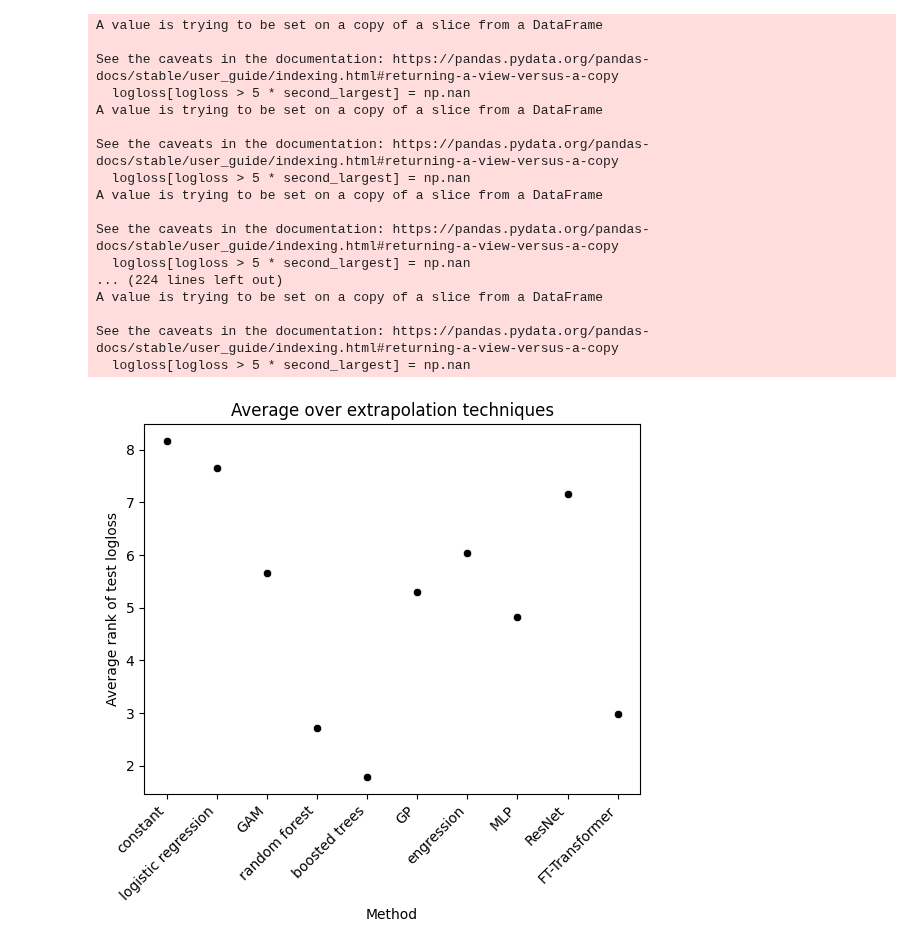
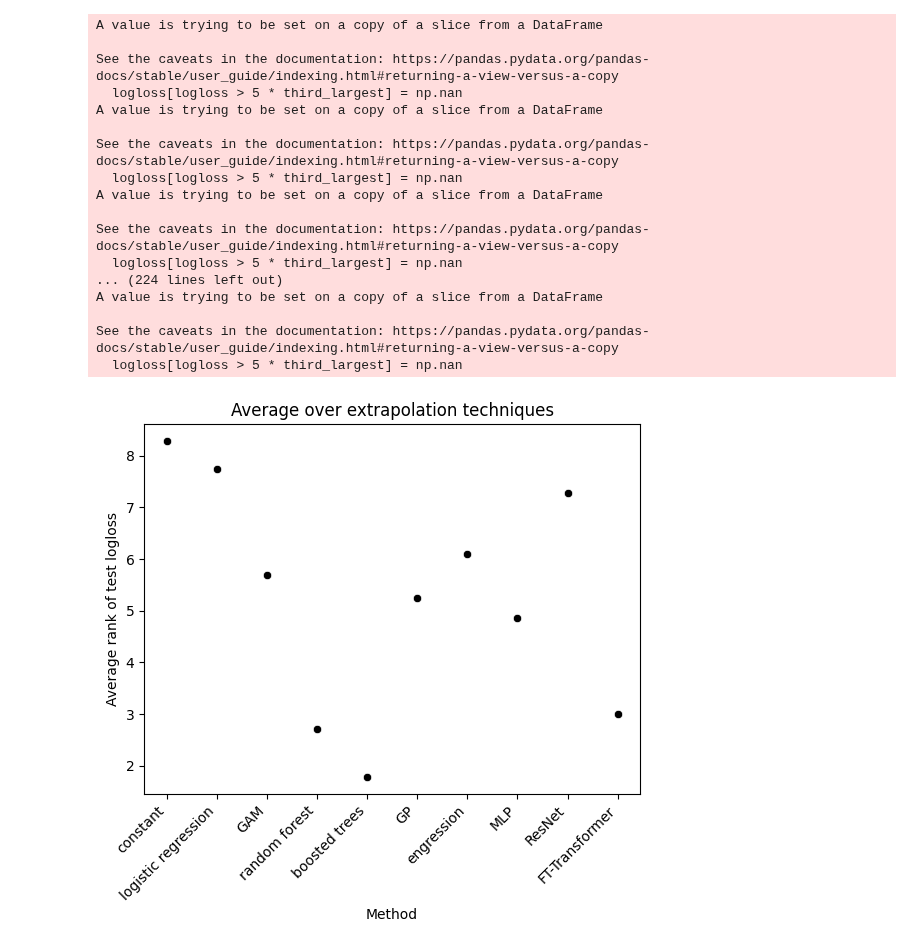
Before and after one commit to mmaninetti/ML_models_for_extrapolation, a Jupyter notebook: ONLY NUMERICAL FEATURES/CLASSIFICATION/LOGLOSS/analysis_ranks.ipynb, the cells around one changed output. Drawn from its saved outputs; the diff is of its cells as text; code cells hidden in the pictures.

```diff
--- a/ONLY NUMERICAL FEATURES/CLASSIFICATION/LOGLOSS/analysis_ranks.ipynb
+++ b/ONLY NUMERICAL FEATURES/CLASSIFICATION/LOGLOSS/analysis_ranks.ipynb
@@ -15,8 +15,8 @@ for filename in os.listdir(directory):
         filepath = os.path.join(directory, filename)
         table = pd.read_csv(filepath)
         logloss = table['Log Loss']
-        second_largest = sorted(logloss[np.isnan(logloss)==0], reverse=True)[1]
-        logloss[logloss > 5 * second_largest] = np.nan
+        third_largest = sorted(logloss[np.isnan(logloss)==0], reverse=True)[2]
+        logloss[logloss > 5 * third_largest] = np.nan
         rank = logloss.rank(ascending=True)
         df[task_name] = rank
 
@@ -93,8 +93,8 @@ for filename in os.listdir(directory):
         filepath = os.path.join(directory, filename)
         table = pd.read_csv(filepath)
         logloss = table['Log Loss']
-        second_largest = sorted(logloss[np.isnan(logloss)==0], reverse=True)[1]
-        logloss[logloss > 5 * second_largest] = np.nan
+        third_largest = sorted(logloss[np.isnan(logloss)==0], reverse=True)[2]
+        logloss[logloss > 5 * third_largest] = np.nan
         rank = logloss.rank(ascending=True)
         df[task_name] = rank
 
@@ -171,8 +171,8 @@ for filename in os.listdir(directory):
         filepath = os.path.join(directory, filename)
         table = pd.read_csv(filepath)
         logloss = table['Log Loss']
-        second_largest = sorted(logloss[np.isnan(logloss)==0], reverse=True)[1]
-        logloss[logloss > 5 * second_largest] = np.nan
+        third_largest = sorted(logloss[np.isnan(logloss)==0], reverse=True)[2]
+        logloss[logloss > 5 * third_largest] = np.nan
         rank = logloss.rank(ascending=True)
         df[task_name] = rank
 
@@ -249,8 +249,8 @@ for filename in os.listdir(directory):
         filepath = os.path.join(directory, filename)
         table = pd.read_csv(filepath)
         logloss = table['Log Loss']
-        second_largest = sorted(logloss[np.isnan(logloss)==0], reverse=True)[1]
-        logloss[logloss > 5 * second_largest] = np.nan
+        third_largest = sorted(logloss[np.isnan(logloss)==0], reverse=True)[2]
+        logloss[logloss > 5 * third_largest] = np.nan
         rank = logloss.rank(ascending=True)
         df[task_name] = rank
 
@@ -330,8 +330,8 @@ for directory in list_directories:
             filepath = os.path.join(directory, filename)
             table = pd.read_csv(filepath)
             logloss = table['Log Loss']
-            second_largest = sorted(logloss[np.isnan(logloss)==0], reverse=True)[1]
-            logloss[logloss > 5 * second_largest] = np.nan
+            third_largest = sorted(logloss[np.isnan(logloss)==0], reverse=True)[2]
+            logloss[logloss > 5 * third_largest] = np.nan
             rank = logloss.rank(ascending=True)
             df[task_name] = rank
 
@@ -363,35 +363,35 @@ plt.ylabel('Average rank of test logloss')
 plt.xlabel('Method')
 plt.title('Average over extrapolation techniques')
 
 # Rotating x-axis labels vertically
 plt.xticks(rotation=45, ha='right')
 
 # Set the figure size
 fig = plt.gcf()  # Get the current figure
 fig_size = fig.get_size_inches()  # Get the size of the figure
 
 
 # Save the plot
 os.makedirs('PICTURES', exist_ok=True)
 plt.savefig('PICTURES/average_over_extrapolation_techniques_logloss_only_num_features_ranks.png', bbox_inches=Bbox([[0,-1], [fig_size[0], fig_size[1]]]))
 
 plt.show()
 # %% [output]
 A value is trying to be set on a copy of a slice from a DataFrame
 
 See the caveats in the documentation: https://pandas.pydata.org/pandas-docs/stable/user_guide/indexing.html#returning-a-view-versus-a-copy
-  logloss[logloss > 5 * second_largest] = np.nan
+  logloss[logloss > 5 * third_largest] = np.nan
 A value is trying to be set on a copy of a slice from a DataFrame
 
 See the caveats in the documentation: https://pandas.pydata.org/pandas-docs/stable/user_guide/indexing.html#returning-a-view-versus-a-copy
-  logloss[logloss > 5 * second_largest] = np.nan
+  logloss[logloss > 5 * third_largest] = np.nan
 A value is trying to be set on a copy of a slice from a DataFrame
 
 See the caveats in the documentation: https://pandas.pydata.org/pandas-docs/stable/user_guide/indexing.html#returning-a-view-versus-a-copy
-  logloss[logloss > 5 * second_largest] = np.nan
+  logloss[logloss > 5 * third_largest] = np.nan
 ... (224 lines left out)
 A value is trying to be set on a copy of a slice from a DataFrame
 
 See the caveats in the documentation: https://pandas.pydata.org/pandas-docs/stable/user_guide/indexing.html#returning-a-view-versus-a-copy
-  logloss[logloss > 5 * second_largest] = np.nan
+  logloss[logloss > 5 * third_largest] = np.nan
-[figure, old version]
+[figure, new version]
```
Also changed, not shown: parts of 4 cells of this notebook, 27 other files.
